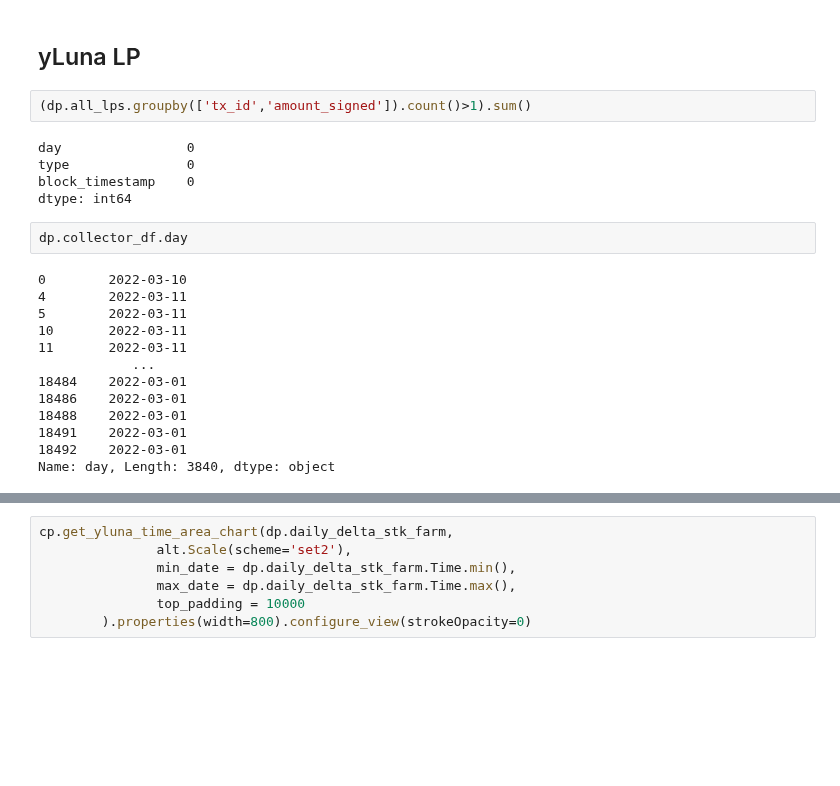
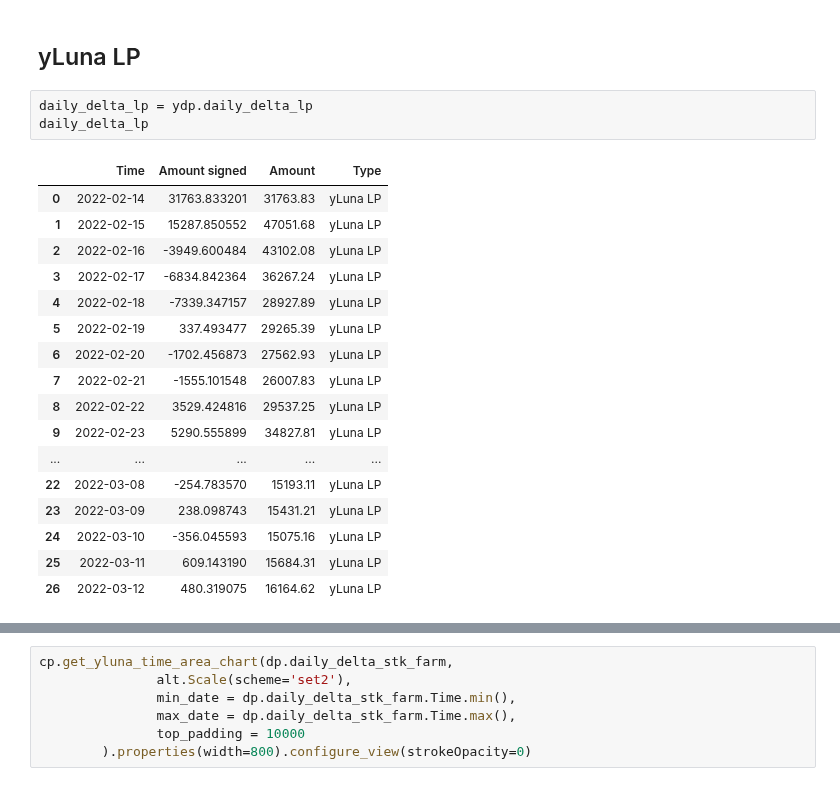
Before and after one commit to IncioMan/prism_forge, a Jupyter notebook: notebook/Prism Farm - Analytics.ipynb, the cells around one changed output, grey strips where cells are left out. Drawn from its saved outputs; the diff is of its cells as text; blank space fills up the shorter version.

```diff
--- a/notebook/Prism Farm - Analytics.ipynb
+++ b/notebook/Prism Farm - Analytics.ipynb
@@ -580,26 +613,25 @@ cp.get_yluna_time_area_chart(daily_delta_stk,
 [interactive output not drawn]
 # %% [markdown]
 ## yLuna LP
-# %%
-(dp.all_lps.groupby(['tx_id','amount_signed']).count()>1).sum()
-# %% [output]
-day                0
-type               0
-block_timestamp    0
-dtype: int64
-# %%
-dp.collector_df.day
-# %% [output]
-0        2022-03-10
-4        2022-03-11
-5        2022-03-11
-10       2022-03-11
-11       2022-03-11
-            ...
-18484    2022-03-01
-18486    2022-03-01
-18488    2022-03-01
-18491    2022-03-01
-18492    2022-03-01
-Name: day, Length: 3840, dtype: object
+# %%
+daily_delta_lp = ydp.daily_delta_lp
+daily_delta_lp
+# %% [output]
+|  | Time | Amount signed | Amount | Type |
+| 0 | 2022-02-14 | 31763.833201 | 31763.83 | yLuna LP |
+| 1 | 2022-02-15 | 15287.850552 | 47051.68 | yLuna LP |
+| 2 | 2022-02-16 | -3949.600484 | 43102.08 | yLuna LP |
+| 3 | 2022-02-17 | -6834.842364 | 36267.24 | yLuna LP |
+| 4 | 2022-02-18 | -7339.347157 | 28927.89 | yLuna LP |
+| 5 | 2022-02-19 | 337.493477 | 29265.39 | yLuna LP |
+| 6 | 2022-02-20 | -1702.456873 | 27562.93 | yLuna LP |
+| 7 | 2022-02-21 | -1555.101548 | 26007.83 | yLuna LP |
+| 8 | 2022-02-22 | 3529.424816 | 29537.25 | yLuna LP |
+| 9 | 2022-02-23 | 5290.555899 | 34827.81 | yLuna LP |
+| ... | ... | ... | ... | ... |
+| 22 | 2022-03-08 | -254.783570 | 15193.11 | yLuna LP |
+| 23 | 2022-03-09 | 238.098743 | 15431.21 | yLuna LP |
+| 24 | 2022-03-10 | -356.045593 | 15075.16 | yLuna LP |
+| 25 | 2022-03-11 | 609.143190 | 15684.31 | yLuna LP |
+| 26 | 2022-03-12 | 480.319075 | 16164.62 | yLuna LP |
 # %%
```
Also changed, not shown: parts of 39 cells of this notebook, 6 other files.
